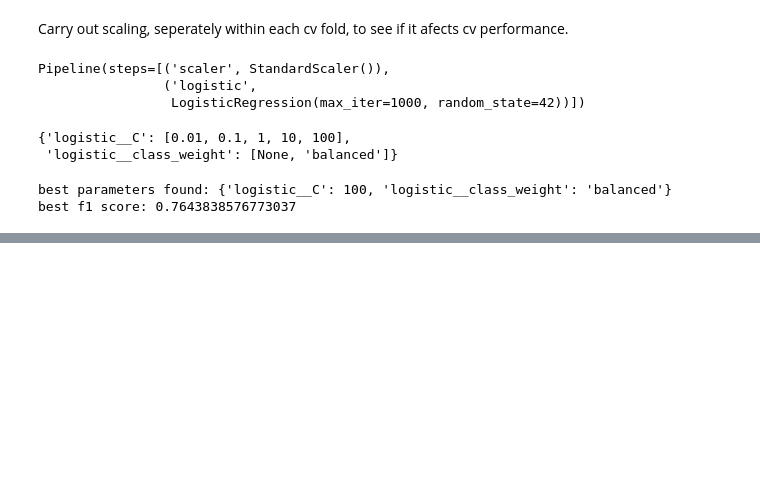
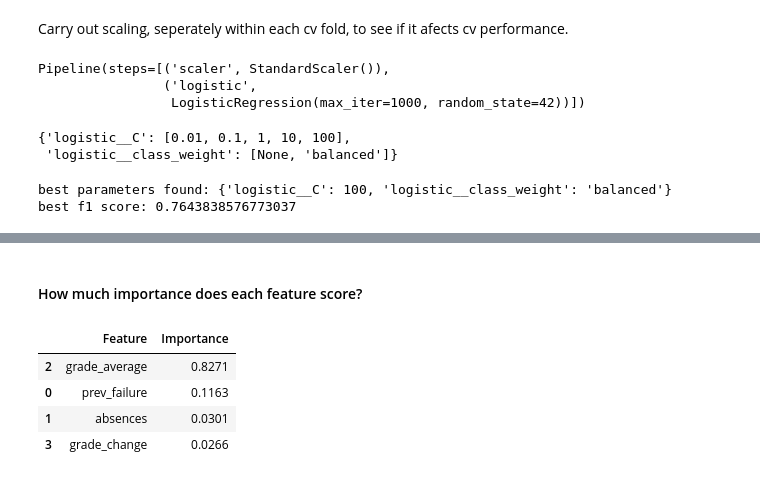
Before and after one commit to fip1234/phronesis, a Jupyter notebook: notebooks/01_eda.ipynb, the cells around one changed output, grey strips where cells are left out. Drawn from its saved outputs; the diff is of its cells as text; code cells hidden in the pictures; blank space fills up the shorter version.

```diff
--- a/notebooks/01_eda.ipynb
+++ b/notebooks/01_eda.ipynb
@@ -3619,0 +3801,17 @@ This means for the final model comparison, the existing logistic regression 0.4
+# %% [markdown]
+#### How much importance does each feature score?
+# %%
+#random forest feature scores
+forest_feature_scores= pd.DataFrame({"Feature":X2b_train.columns,"Importance":final_forest.feature_importances_})
+
+#sort highest score first
+forest_feature_scores= forest_feature_scores.sort_values(by="Importance",ascending=False)
+
+forest_feature_scores.to_csv("../outputs/results/final_forest_feature_importance.csv",index=False)
+forest_feature_scores.round(4)
+# %% [output]
+|  | Feature | Importance |
+| 2 | grade_average | 0.8271 |
+| 0 | prev_failure | 0.1163 |
+| 1 | absences | 0.0301 |
+| 3 | grade_change | 0.0266 |
```
Also changed, not shown: parts of 54 cells of this notebook, 6 other files.
